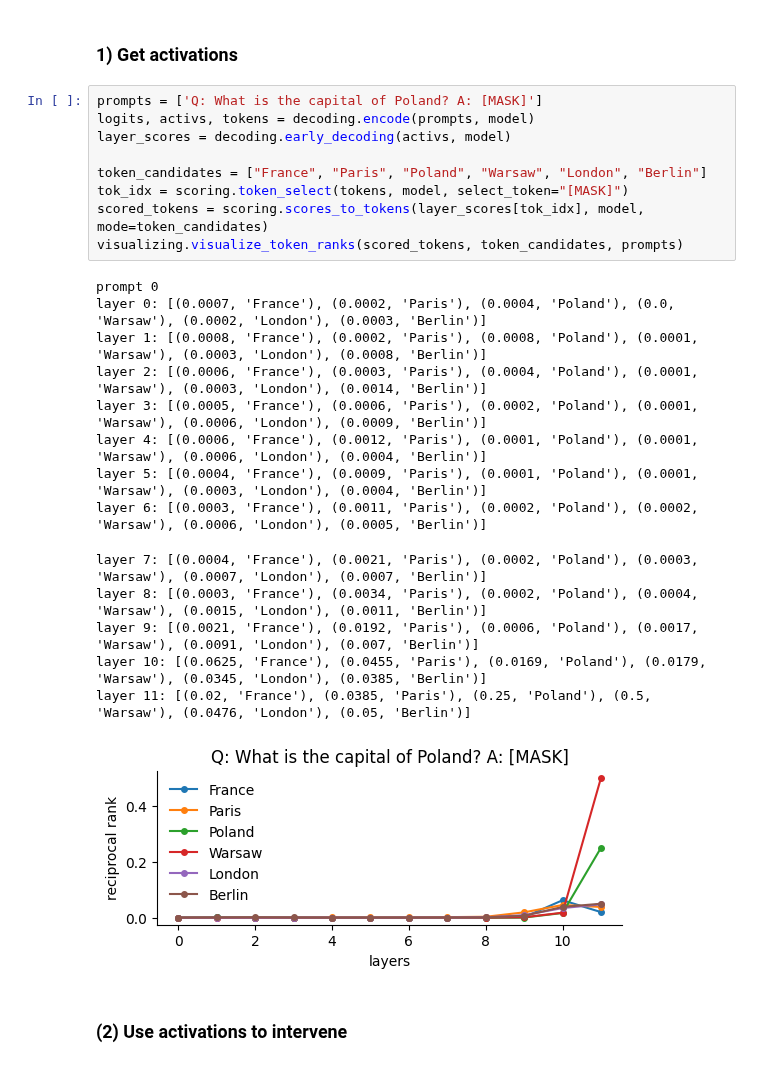
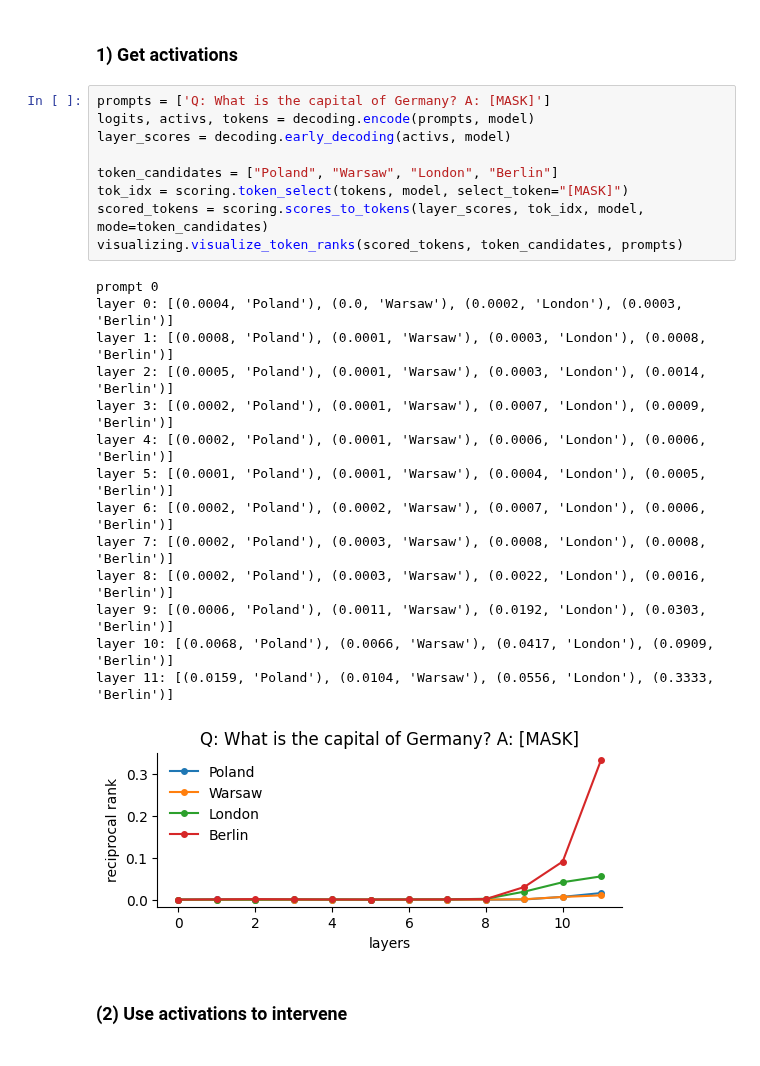
Before and after one commit to kdu4108/measureLM, a Jupyter notebook: notebooks/intervene/encoder-only.ipynb, the cells around one changed output. Cells and saved outputs as stored; diff of their text form.

```diff
--- a/notebooks/intervene/encoder-only.ipynb
+++ b/notebooks/intervene/encoder-only.ipynb
@@ -21,28 +21,28 @@ Loaded pretrained model bert-base-cased into HookedTransformer
 # %% [markdown]
 ### 1) Get activations
 # %%
-prompts = ['Q: What is the capital of Poland? A: [MASK]']
+prompts = ['Q: What is the capital of Germany? A: [MASK]']
 logits, activs, tokens = decoding.encode(prompts, model)
 layer_scores = decoding.early_decoding(activs, model)
 
-token_candidates = ["France", "Paris", "Poland", "Warsaw", "London", "Berlin"]
+token_candidates = ["Poland", "Warsaw", "London", "Berlin"]
 tok_idx = scoring.token_select(tokens, model, select_token="[MASK]")
-scored_tokens = scoring.scores_to_tokens(layer_scores[tok_idx], model, mode=token_candidates)
+scored_tokens = scoring.scores_to_tokens(layer_scores, tok_idx, model, mode=token_candidates)
 visualizing.visualize_token_ranks(scored_tokens, token_candidates, prompts)
 # %% [output]
 prompt 0
-layer 0: [(0.0007, 'France'), (0.0002, 'Paris'), (0.0004, 'Poland'), (0.0, 'Warsaw'), (0.0002, 'London'), (0.0003, 'Berlin')]
-layer 1: [(0.0008, 'France'), (0.0002, 'Paris'), (0.0008, 'Poland'), (0.0001, 'Warsaw'), (0.0003, 'London'), (0.0008, 'Berlin')]
-layer 2: [(0.0006, 'France'), (0.0003, 'Paris'), (0.0004, 'Poland'), (0.0001, 'Warsaw'), (0.0003, 'London'), (0.0014, 'Berlin')]
-layer 3: [(0.0005, 'France'), (0.0006, 'Paris'), (0.0002, 'Poland'), (0.0001, 'Warsaw'), (0.0006, 'London'), (0.0009, 'Berlin')]
-layer 4: [(0.0006, 'France'), (0.0012, 'Paris'), (0.0001, 'Poland'), (0.0001, 'Warsaw'), (0.0006, 'London'), (0.0004, 'Berlin')]
-layer 5: [(0.0004, 'France'), (0.0009, 'Paris'), (0.0001, 'Poland'), (0.0001, 'Warsaw'), (0.0003, 'London'), (0.0004, 'Berlin')]
-layer 6: [(0.0003, 'France'), (0.0011, 'Paris'), (0.0002, 'Poland'), (0.0002, 'Warsaw'), (0.0006, 'London'), (0.0005, 'Berlin')]
+layer 0: [(0.0004, 'Poland'), (0.0, 'Warsaw'), (0.0002, 'London'), (0.0003, 'Berlin')]
+layer 1: [(0.0008, 'Poland'), (0.0001, 'Warsaw'), (0.0003, 'London'), (0.0008, 'Berlin')]
+layer 2: [(0.0005, 'Poland'), (0.0001, 'Warsaw'), (0.0003, 'London'), (0.0014, 'Berlin')]
+layer 3: [(0.0002, 'Poland'), (0.0001, 'Warsaw'), (0.0007, 'London'), (0.0009, 'Berlin')]
+layer 4: [(0.0002, 'Poland'), (0.0001, 'Warsaw'), (0.0006, 'London'), (0.0006, 'Berlin')]
+layer 5: [(0.0001, 'Poland'), (0.0001, 'Warsaw'), (0.0004, 'London'), (0.0005, 'Berlin')]
+layer 6: [(0.0002, 'Poland'), (0.0002, 'Warsaw'), (0.0007, 'London'), (0.0006, 'Berlin')]
+layer 7: [(0.0002, 'Poland'), (0.0003, 'Warsaw'), (0.0008, 'London'), (0.0008, 'Berlin')]
+layer 8: [(0.0002, 'Poland'), (0.0003, 'Warsaw'), (0.0022, 'London'), (0.0016, 'Berlin')]
+layer 9: [(0.0006, 'Poland'), (0.0011, 'Warsaw'), (0.0192, 'London'), (0.0303, 'Berlin')]
+layer 10: [(0.0068, 'Poland'), (0.0066, 'Warsaw'), (0.0417, 'London'), (0.0909, 'Berlin')]
+layer 11: [(0.0159, 'Poland'), (0.0104, 'Warsaw'), (0.0556, 'London'), (0.3333, 'Berlin')]
-layer 7: [(0.0004, 'France'), (0.0021, 'Paris'), (0.0002, 'Poland'), (0.0003, 'Warsaw'), (0.0007, 'London'), (0.0007, 'Berlin')]
-layer 8: [(0.0003, 'France'), (0.0034, 'Paris'), (0.0002, 'Poland'), (0.0004, 'Warsaw'), (0.0015, 'London'), (0.0011, 'Berlin')]
-layer 9: [(0.0021, 'France'), (0.0192, 'Paris'), (0.0006, 'Poland'), (0.0017, 'Warsaw'), (0.0091, 'London'), (0.007, 'Berlin')]
-layer 10: [(0.0625, 'France'), (0.0455, 'Paris'), (0.0169, 'Poland'), (0.0179, 'Warsaw'), (0.0345, 'London'), (0.0385, 'Berlin')]
-layer 11: [(0.02, 'France'), (0.0385, 'Paris'), (0.25, 'Poland'), (0.5, 'Warsaw'), (0.0476, 'London'), (0.05, 'Berlin')]
-[figure, old version]
+[figure, new version]
 # %% [markdown]
 ### (2) Use activations to intervene
```
Also changed, not shown: parts of 2 cells of this notebook, 3 other files.
